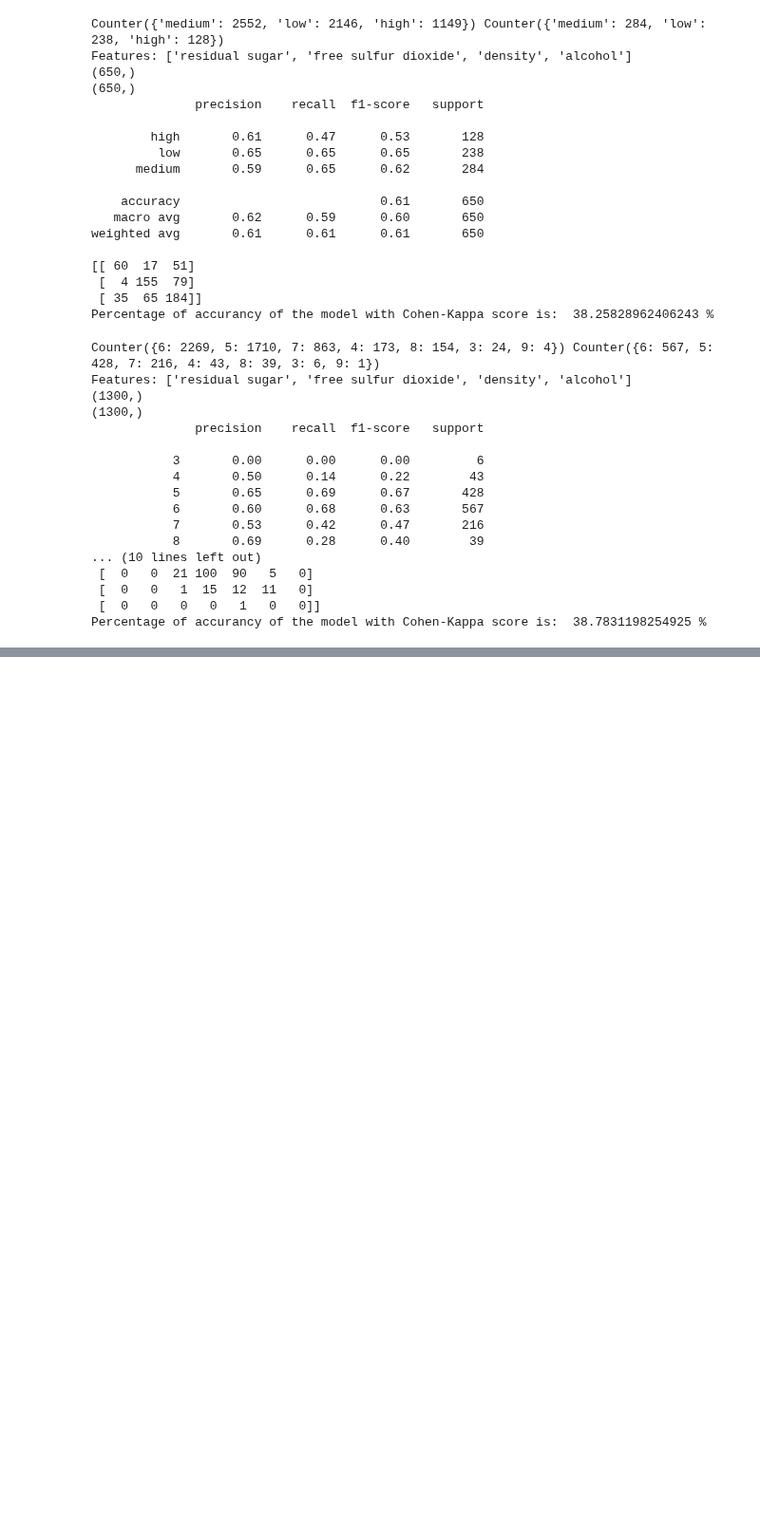
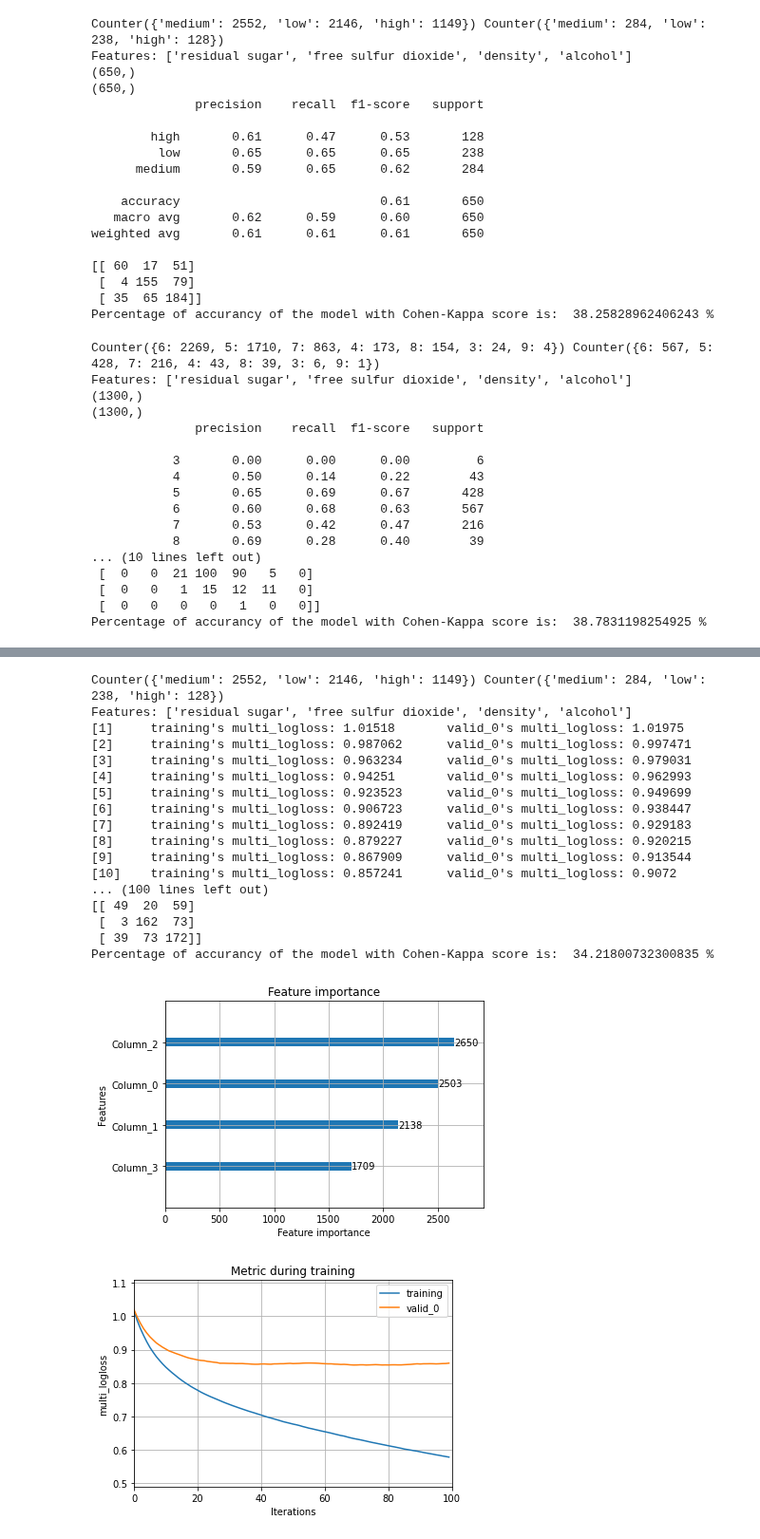
Before and after one commit to Jacopo-Spadon/Wine-not, a Jupyter notebook: Wine-not-ML.ipynb, the cells around one changed output, grey strips where cells are left out. Shown at 95% size. Drawn from its saved outputs; the diff is of its cells as text; code cells hidden in the pictures; blank space fills up the shorter version.

Commit message:
LGBM Label

```diff
--- a/Wine-not-ML.ipynb
+++ b/Wine-not-ML.ipynb
@@ -751,2 +763,54 @@ NameError: name 'model' is not defined
+# %%
+# Model: lightgbm.Booster Label
+
+X = wines.iloc[:, lambda df: [3, 5, 7, 10]]
+var_names = X.columns
+y = np.array(wines['quality_label'])
+
+X_train, X_test, y_train, y_test = train_test_split(X, y, test_size=0.1, random_state=42, stratify=wines.quality_label)
+
+print(Counter(y_train), Counter(y_test))
+print('Features:', list(var_names))
+
+rs=RobustScaler()
+
+X_train = rs.fit_transform(X_train)
+X_test = rs.fit_transform(X_test)
+
+
+lgbmc = lgb.LGBMClassifier(learning_rate=0.09,max_depth=-5,random_state=42)
+lgbmc.fit(X_train,y_train,eval_set=[(X_test,y_test),(X_train,y_train)])#, verbose=20,eval_metric='logloss')
+
+pred_wines_label_lgbmc= lgbmc.predict(X_test)
+
+# print(pred_wines_rw_lgbmc.shape)
+# print(y_test.shape)
+
+lgb.plot_importance(lgbmc)
+lgb.plot_metric(lgbmc)
+
+print(classification_report(y_test,pred_wines_label_lgbmc, target_names=['high', 'low', 'medium']))
+print(confusion_matrix(y_test,pred_wines_label_lgbmc))
+print("Percentage of accurancy of the model with Cohen-Kappa score is: ", (cohen_kappa_score(y_test,pred_wines_label_lgbmc))*100, "%")
+# %% [output]
+Counter({'medium': 2552, 'low': 2146, 'high': 1149}) Counter({'medium': 284, 'low': 238, 'high': 128})
+Features: ['residual sugar', 'free sulfur dioxide', 'density', 'alcohol']
+[1]     training's multi_logloss: 1.01518       valid_0's multi_logloss: 1.01975
+[2]     training's multi_logloss: 0.987062      valid_0's multi_logloss: 0.997471
+[3]     training's multi_logloss: 0.963234      valid_0's multi_logloss: 0.979031
+[4]     training's multi_logloss: 0.94251       valid_0's multi_logloss: 0.962993
+[5]     training's multi_logloss: 0.923523      valid_0's multi_logloss: 0.949699
+[6]     training's multi_logloss: 0.906723      valid_0's multi_logloss: 0.938447
+[7]     training's multi_logloss: 0.892419      valid_0's multi_logloss: 0.929183
+[8]     training's multi_logloss: 0.879227      valid_0's multi_logloss: 0.920215
+[9]     training's multi_logloss: 0.867909      valid_0's multi_logloss: 0.913544
+[10]    training's multi_logloss: 0.857241      valid_0's multi_logloss: 0.9072
+... (100 lines left out)
+[[ 49  20  59]
+ [  3 162  73]
+ [ 39  73 172]]
+Percentage of accurancy of the model with Cohen-Kappa score is:  34.21800732300835 %
+[figure, added]
+[figure, added]
 # %%
 #pip install lightgbm
```
Also changed, not shown: parts of 2 cells of this notebook.
